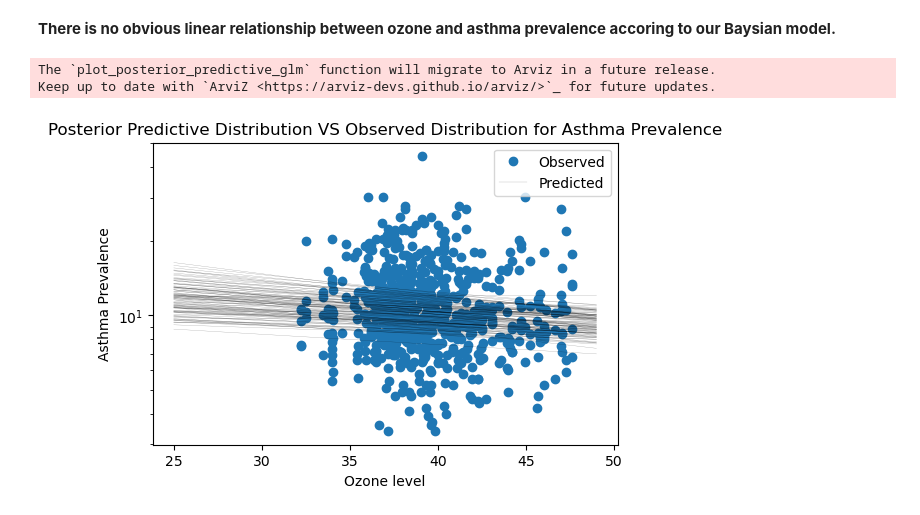
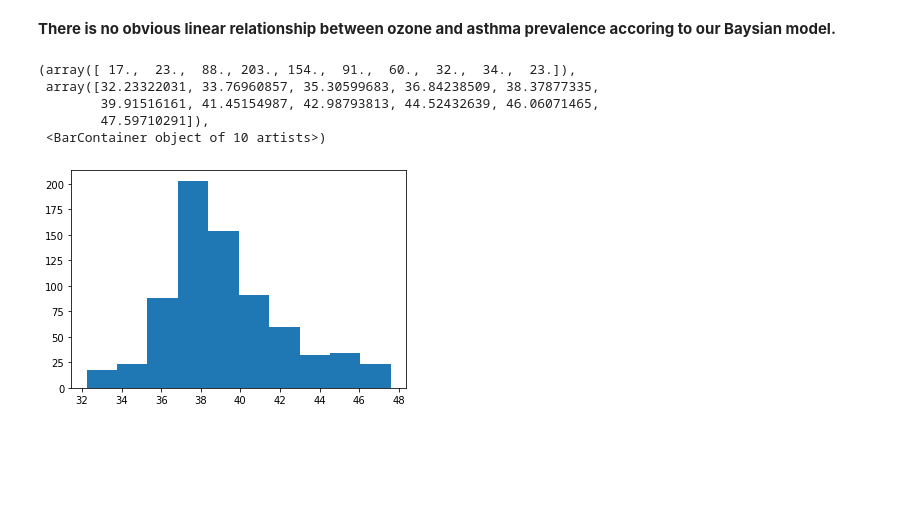
Before and after one commit to lucy-tian/project102, a Jupyter notebook: Data C102 project_ck2_v3.ipynb, the cells around one changed output. Drawn from its saved outputs; the diff is of its cells as text; code cells hidden in the pictures; blank space fills up the shorter version.

```diff
--- a/Data C102 project_ck2_v3.ipynb
+++ b/Data C102 project_ck2_v3.ipynb
@@ -1642,8 +1652,11 @@ Keep up to date with `ArviZ <https://arviz-devs.github.io/arviz/>`_ for future u
 # %% [markdown]
 **There is no obvious linear relationship between ozone and asthma prevalence accoring to our Baysian model.**
-# %%
-show_posterior_predictive(gaussian_trace)
-# %% [output]
-The `plot_posterior_predictive_glm` function will migrate to Arviz in a future release.
-Keep up to date with `ArviZ <https://arviz-devs.github.io/arviz/>`_ for future updates.
-[figure, removed]
+# %%
+plt.hist(prevalence_race_state_onehot2['Ozone'])
+# %% [output]
+(array([ 17.,  23.,  88., 203., 154.,  91.,  60.,  32.,  34.,  23.]),
+ array([32.23322031, 33.76960857, 35.30599683, 36.84238509, 38.37877335,
+        39.91516161, 41.45154987, 42.98793813, 44.52432639, 46.06071465,
+        47.59710291]),
+ <BarContainer object of 10 artists>)
+[figure, added]
```
Also changed, not shown: parts of 40 cells of this notebook.
